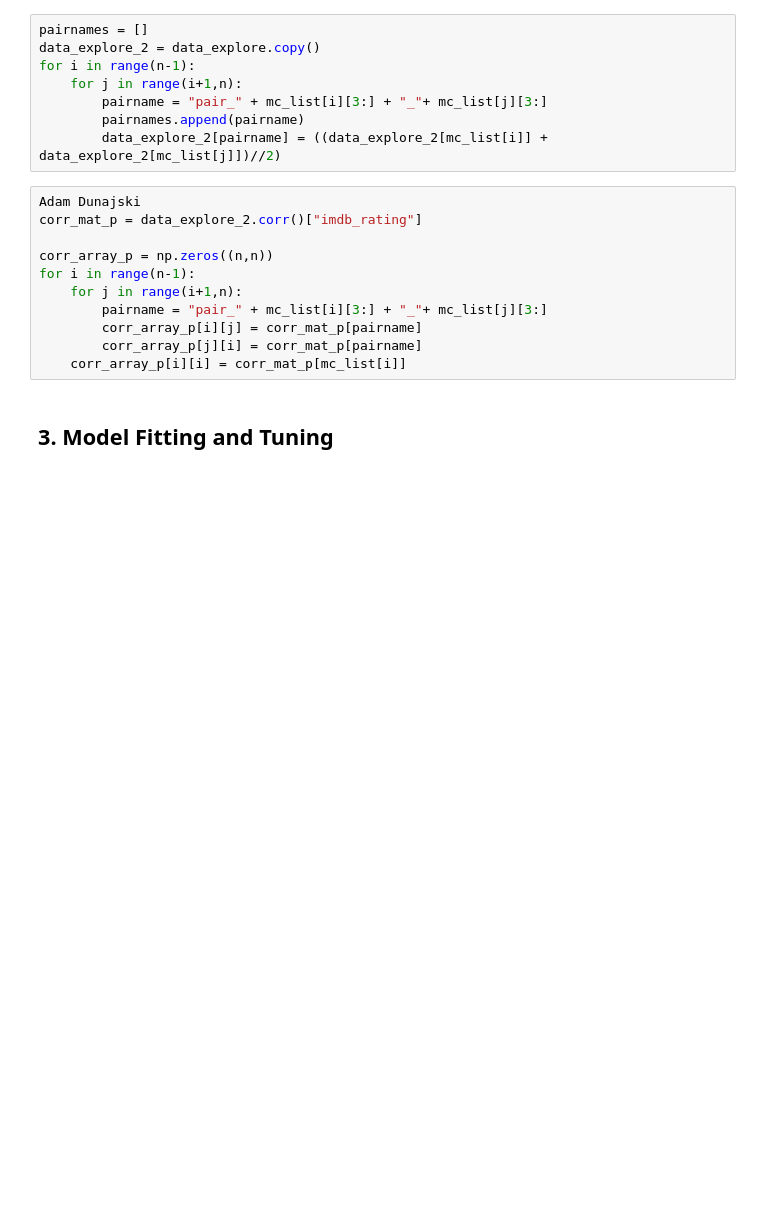
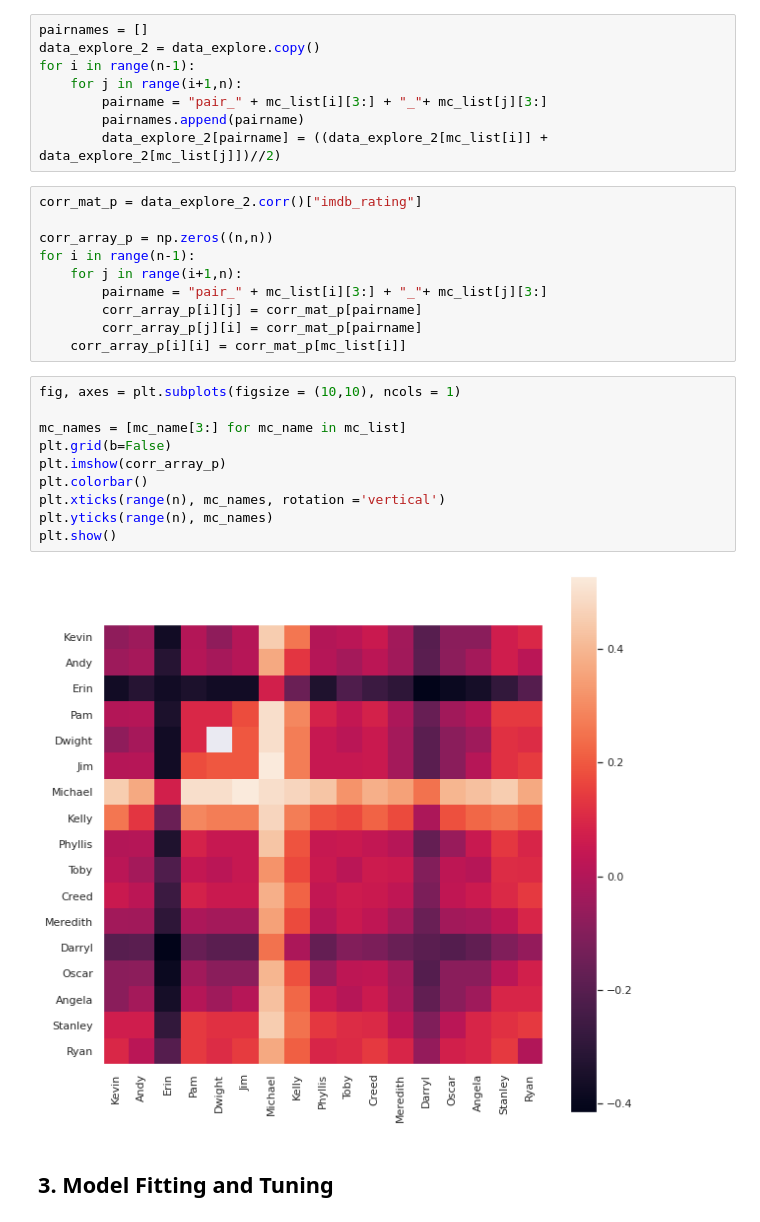
Before and after one commit to aliflo/office-episode-ratings-predictor, a Jupyter notebook: project_with_some_new_things.ipynb, the cells around one changed output. Cells and saved outputs as stored; diff of their text form; blank space fills up the shorter version.

```diff
--- a/project_with_some_new_things.ipynb
+++ b/project_with_some_new_things.ipynb
@@ -448,7 +486,6 @@ for i in range(n-1):
         pairnames.append(pairname)
         data_explore_2[pairname] = ((data_explore_2[mc_list[i]] + data_explore_2[mc_list[j]])//2)
 # %%
-Adam Dunajski
 corr_mat_p = data_explore_2.corr()["imdb_rating"]
 
 corr_array_p = np.zeros((n,n))
@@ -458,6 +495,18 @@ for i in range(n-1):
         corr_array_p[i][j] = corr_mat_p[pairname]
         corr_array_p[j][i] = corr_mat_p[pairname]
     corr_array_p[i][i] = corr_mat_p[mc_list[i]]
+# %%
+fig, axes = plt.subplots(figsize = (10,10), ncols = 1)
+
+mc_names = [mc_name[3:] for mc_name in mc_list]
+plt.grid(b=False)
+plt.imshow(corr_array_p)
+plt.colorbar()
+plt.xticks(range(n), mc_names, rotation ='vertical')
+plt.yticks(range(n), mc_names)
+plt.show()
+# %% [output]
+[figure, added]
 # %% [markdown]
 ## 3. Model Fitting and Tuning
 # %% [markdown]
```
Also changed, not shown: parts of 11 cells of this notebook.
